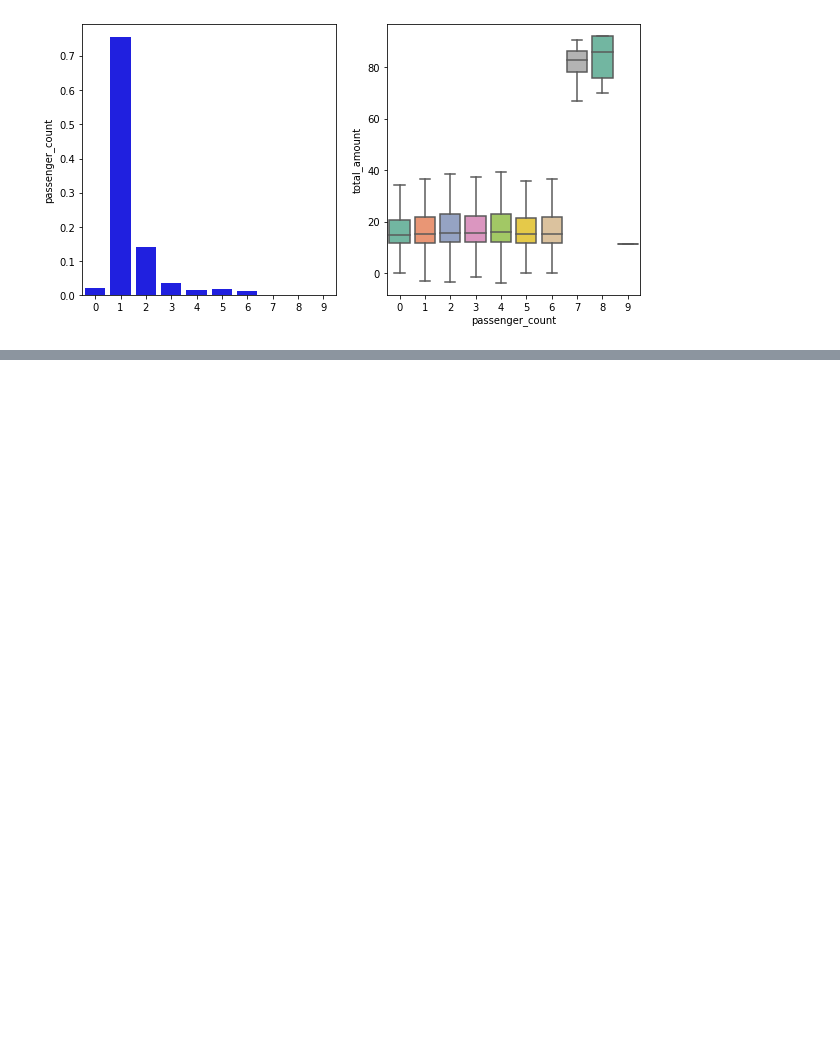
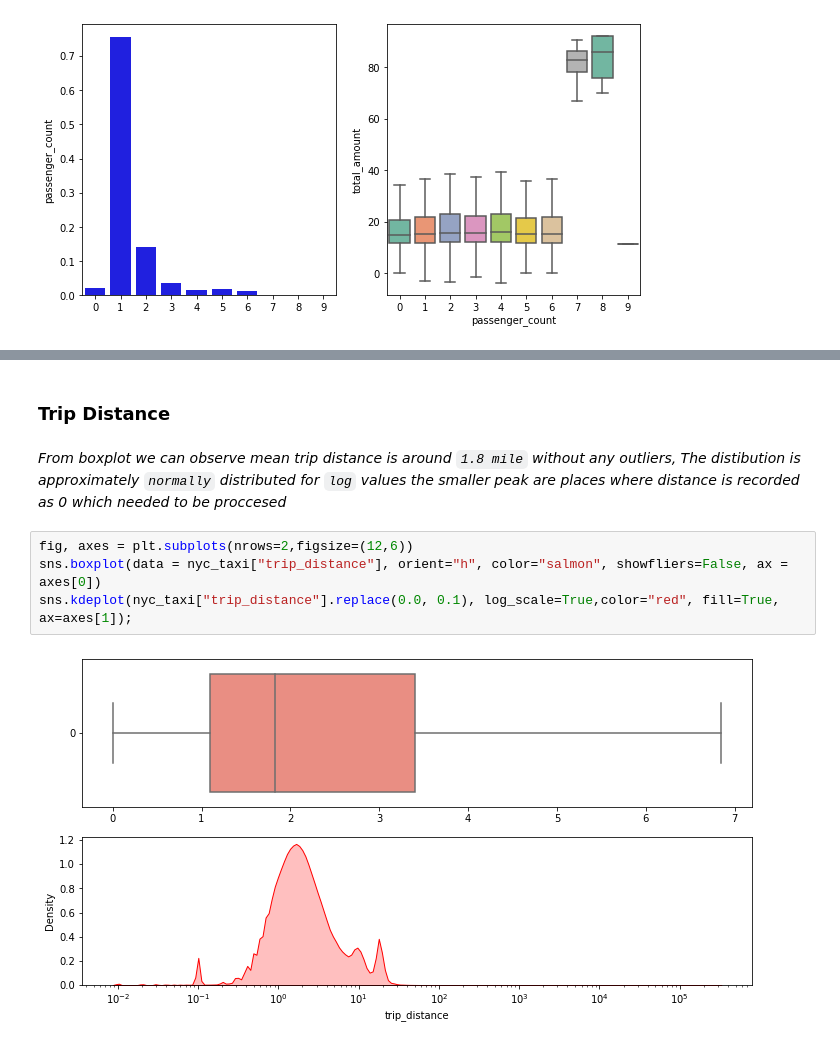
Before and after one commit to nabeel-io/Manufactured_House_Price_Prediction, a Jupyter notebook: EDA.ipynb, the cells around one changed output, grey strips where cells are left out. Cells and saved outputs as stored; diff of their text form; blank space fills up the shorter version.

```diff
--- a/EDA.ipynb
+++ b/EDA.ipynb
@@ -141,0 +151,10 @@ array([0, 1, 2, 3, 4, 5, 6, 7, 8, 9], dtype=int16)
+# %% [markdown]
+### **Trip Distance**
+# %% [markdown]
+*From boxplot we can observe mean trip distance is around `1.8 mile` without any outliers, The distibution is approximately `normally` distributed for `log` values the smaller peak are places where distance is recorded as 0 which needed to be proccesed*
+# %%
+fig, axes = plt.subplots(nrows=2,figsize=(12,6))
+sns.boxplot(data = nyc_taxi["trip_distance"], orient="h", color="salmon", showfliers=False, ax = axes[0])
+sns.kdeplot(nyc_taxi["trip_distance"].replace(0.0, 0.1), log_scale=True,color="red", fill=True, ax=axes[1]);
+# %% [output]
+[figure, added]
```
Also changed, not shown: parts of 16 cells of this notebook.
